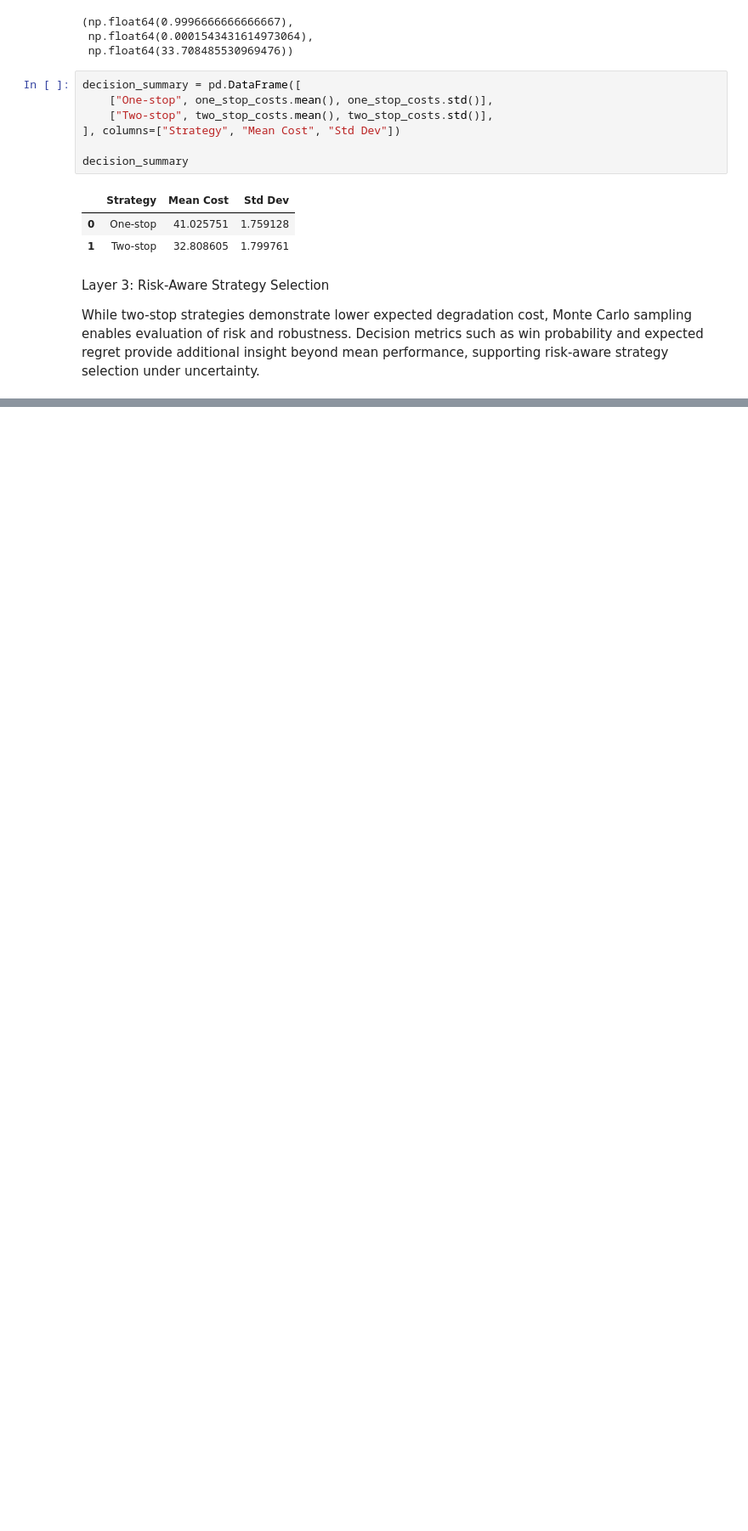
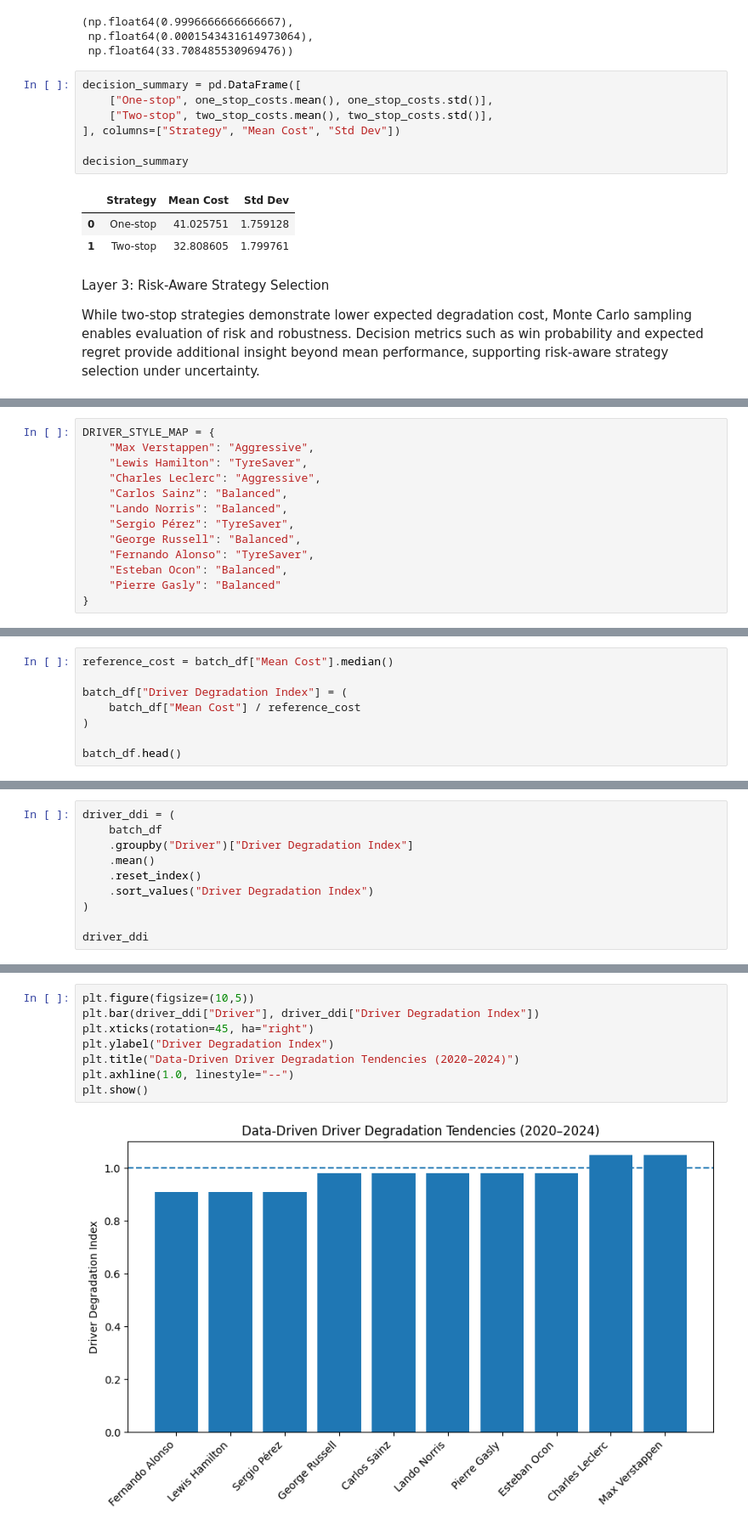
Before and after one commit to Sneha73685/f1-tyre-strategy-colab, a Jupyter notebook: tyre-degradation-simulation.ipynb, the cells around one changed output, grey strips where cells are left out. Shown at 85% size. Cells and saved outputs as stored; diff of their text form; blank space fills up the shorter version.

Commit message:
working on the model on being driver aware

```diff
--- a/tyre-degradation-simulation.ipynb
+++ b/tyre-degradation-simulation.ipynb
@@ -779,0 +793,13 @@ Decision metrics such as win probability and expected regret provide additional
+# %%
+DRIVER_STYLE_MAP = {
+    "Max Verstappen": "Aggressive",
+    "Lewis Hamilton": "TyreSaver",
+    "Charles Leclerc": "Aggressive",
+    "Carlos Sainz": "Balanced",
+    "Lando Norris": "Balanced",
+    "Sergio Pérez": "TyreSaver",
+    "George Russell": "Balanced",
+    "Fernando Alonso": "TyreSaver",
+    "Esteban Ocon": "Balanced",
+    "Pierre Gasly": "Balanced"
+}
@@ -779,0 +850,8 @@ Decision metrics such as win probability and expected regret provide additional
+# %%
+reference_cost = batch_df["Mean Cost"].median()
+
+batch_df["Driver Degradation Index"] = (
+    batch_df["Mean Cost"] / reference_cost
+)
+
+batch_df.head()
@@ -779,0 +865,10 @@ Decision metrics such as win probability and expected regret provide additional
+# %%
+driver_ddi = (
+    batch_df
+    .groupby("Driver")["Driver Degradation Index"]
+    .mean()
+    .reset_index()
+    .sort_values("Driver Degradation Index")
+)
+
+driver_ddi
@@ -779,0 +887,10 @@ Decision metrics such as win probability and expected regret provide additional
+# %%
+plt.figure(figsize=(10,5))
+plt.bar(driver_ddi["Driver"], driver_ddi["Driver Degradation Index"])
+plt.xticks(rotation=45, ha="right")
+plt.ylabel("Driver Degradation Index")
+plt.title("Data-Driven Driver Degradation Tendencies (2020–2024)")
+plt.axhline(1.0, linestyle="--")
+plt.show()
+# %% [output]
+[figure, added]
```
Also changed, not shown: parts of 4 cells of this notebook, 1 other file.
